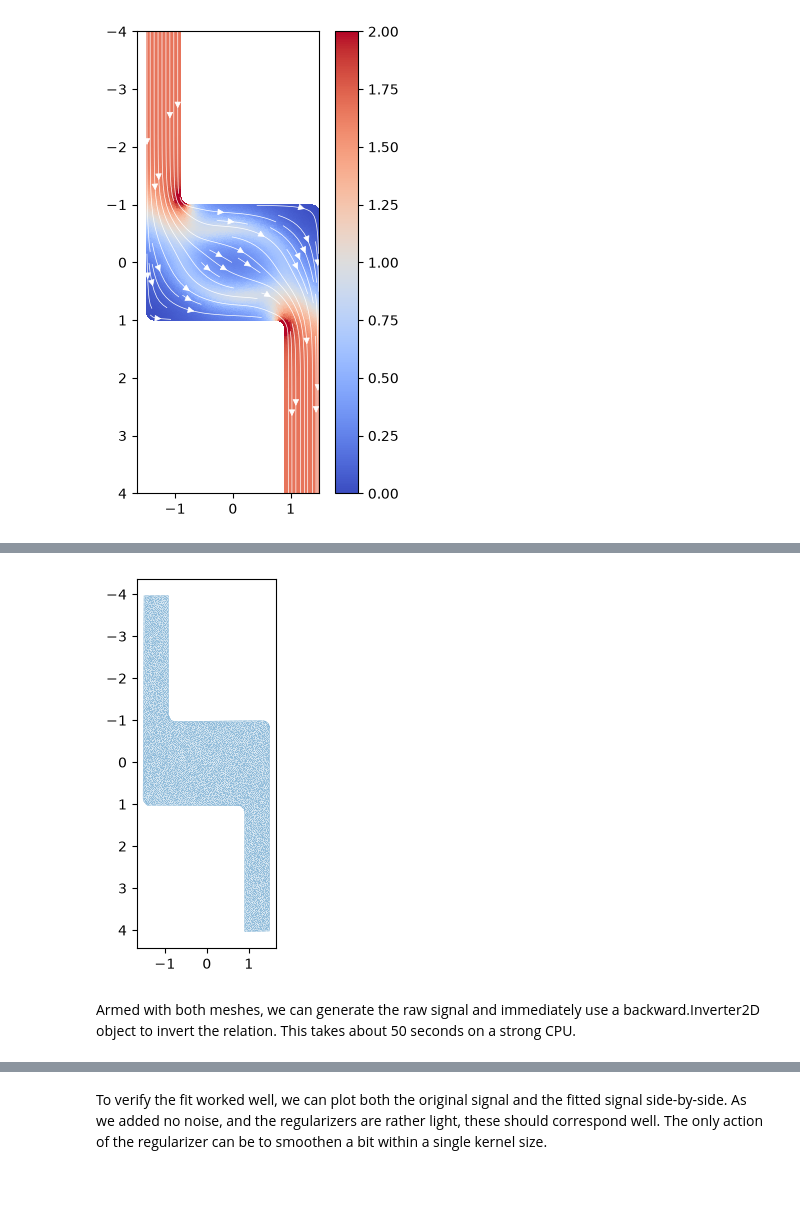
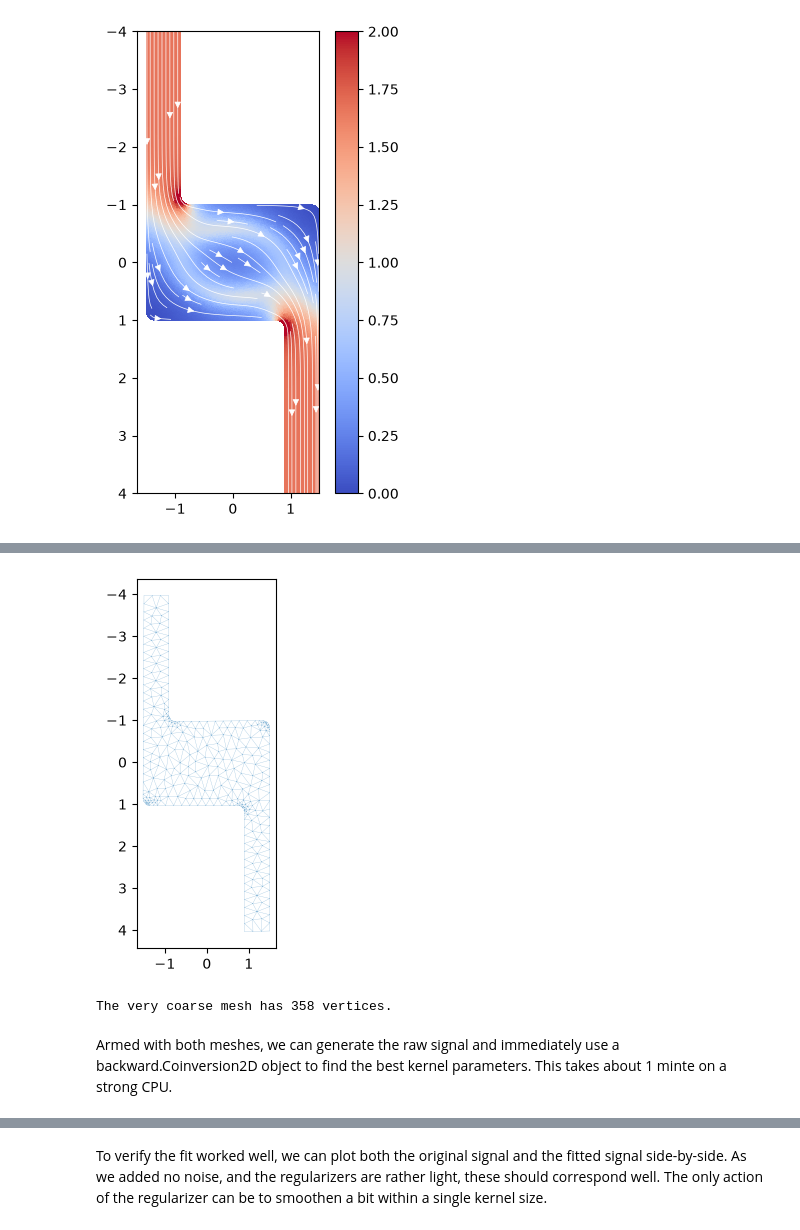
Before and after one commit to MatthijsRog/sottools, a Jupyter notebook: docs/tutorials/Tutorial_2DCoinversion_InhomogeneousResistivity.ipynb, the cells around one changed output, grey strips where cells are left out. Cells and saved outputs as stored; diff of their text form; code cells hidden in the pictures; blank space fills up the shorter version.

```diff
--- a/docs/tutorials/Tutorial_2DCoinversion_InhomogeneousResistivity.ipynb
+++ b/docs/tutorials/Tutorial_2DCoinversion_InhomogeneousResistivity.ipynb
@@ -126,16 +130,19 @@ We can use the forward object to now calculate the corresponding signal, and try
 # %%
 rng = np.random.default_rng(42)
 sigma = 0.01
 offsetx, offsety = rng.uniform(-0.05, 0.05, size=2)
 vertices_perturbed = [([x+rng.normal(0.0, sigma) + offsetx, y+rng.normal(0.0, sigma) + offsety]) for x,y in vertices]
-blockmesh_perturbed = mesh.SimplyConnectedCurrentMesh(vertices_perturbed, segments, segment_markers, max_area=1e-3, refine_distance=0.03)
+blockmesh_perturbed_verycoarse = mesh.SimplyConnectedCurrentMesh(vertices_perturbed, segments, segment_markers, max_area=4e-2, refine_distance=0.2)
 
 fig, ax = plt.subplots(1,1)
-meshplotting.plot_mesh(blockmesh_perturbed, ax, alpha=.5, lw=.2)
+meshplotting.plot_mesh(blockmesh_perturbed_verycoarse, ax, alpha=.5, lw=.2)
 plt.show()
+
+print(f"The very coarse mesh has {blockmesh_perturbed_verycoarse.vertices.shape[0]} vertices.")
 # %% [output]
-[figure, old version]
+[figure, new version]
+The very coarse mesh has 358 vertices.
 # %% [markdown]
-Armed with both meshes, we can generate the raw signal and immediately use a backward.Inverter2D object to invert the relation. This takes about 50 seconds on a strong CPU.
+Armed with both meshes, we can generate the raw signal and immediately use a backward.Coinversion2D object to find the best kernel parameters. This takes about 1 minte on a strong CPU.
 # %%
 m2g_true = forward.MeshToGrid(blockmesh, params)
```
Also changed, not shown: parts of 25 cells of this notebook, 16 other files.
